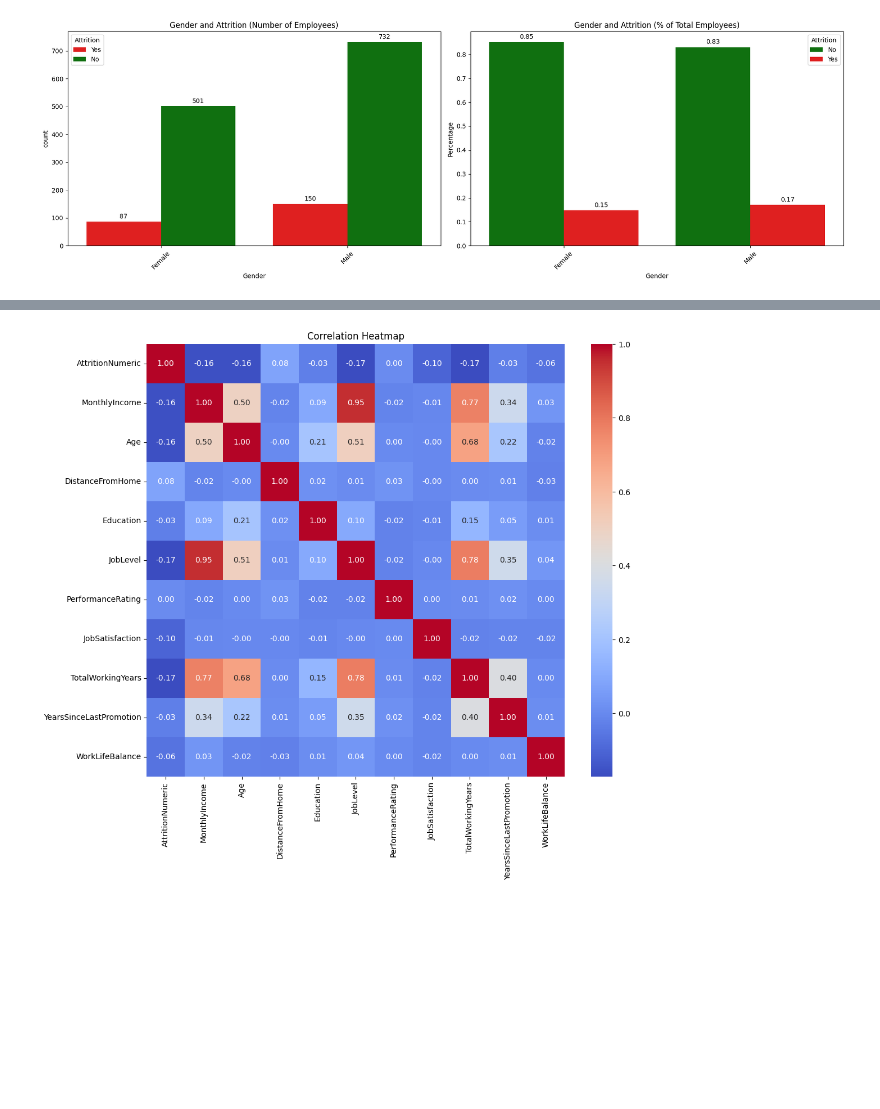
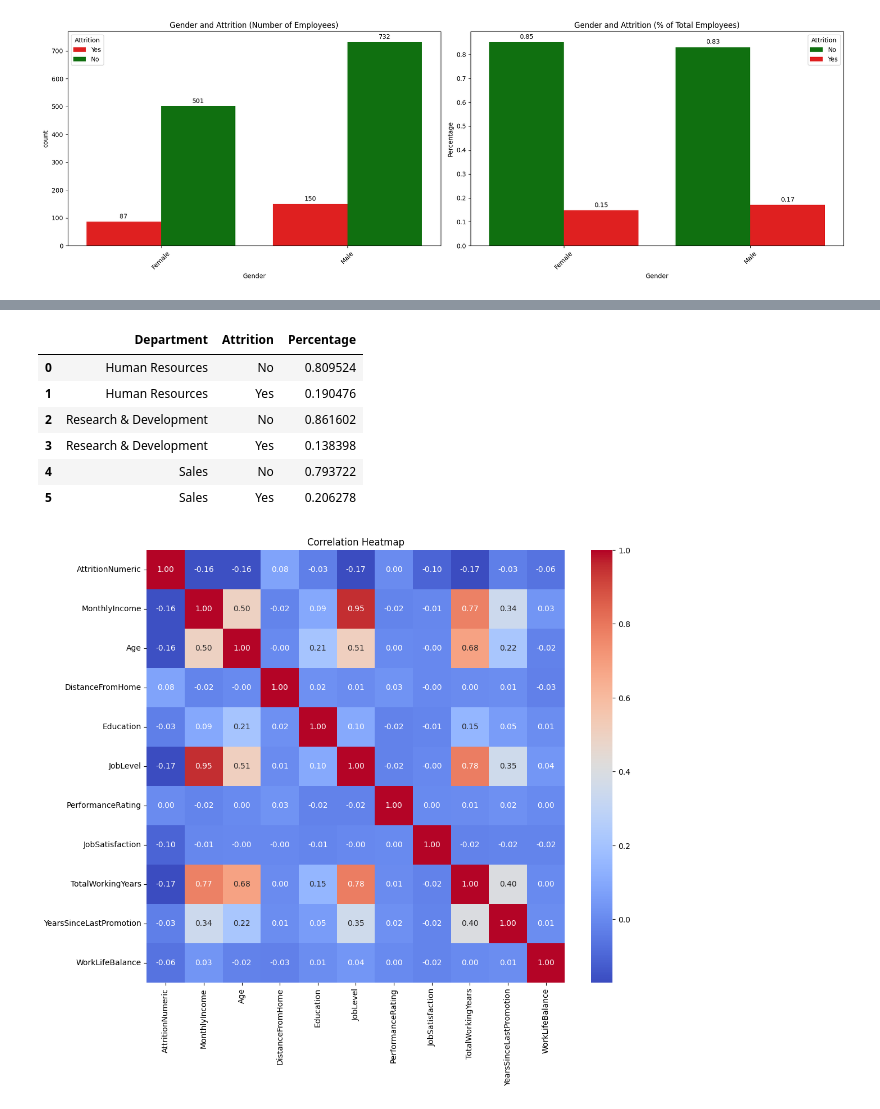
Before and after one commit to vtrackstar/Google-DA-Projects, a Jupyter notebook: ibm-employee-attrition-data-analysis-project.ipynb, the cells around one changed output, grey strips where cells are left out. Drawn from its saved outputs; the diff is of its cells as text; code cells hidden in the pictures; blank space fills up the shorter version.

```diff
--- a/ibm-employee-attrition-data-analysis-project.ipynb
+++ b/ibm-employee-attrition-data-analysis-project.ipynb
@@ -197,3 +231,19 @@ plt.show()
+# %%
+total_counts_dpt = employee.groupby('Department')['Attrition'].count()
+percentage_dpt = (
+    employee.groupby(['Department', 'Attrition']).size()
+    .div(total_counts_dpt, level=0)
+    .reset_index(name='Percentage')
+)
+percentage_dpt
+# %% [output]
+|  | Department | Attrition | Percentage |
+| 0 | Human Resources | No | 0.809524 |
+| 1 | Human Resources | Yes | 0.190476 |
+| 2 | Research & Development | No | 0.861602 |
+| 3 | Research & Development | Yes | 0.138398 |
+| 4 | Sales | No | 0.793722 |
+| 5 | Sales | Yes | 0.206278 |
 # %%
 # Convert Attrition to numeric for correlation
 employee['AttritionNumeric'] = employee['Attrition'].map({'Yes': 1, 'No': 0})
```
Also changed, not shown: parts of 4 cells of this notebook.
